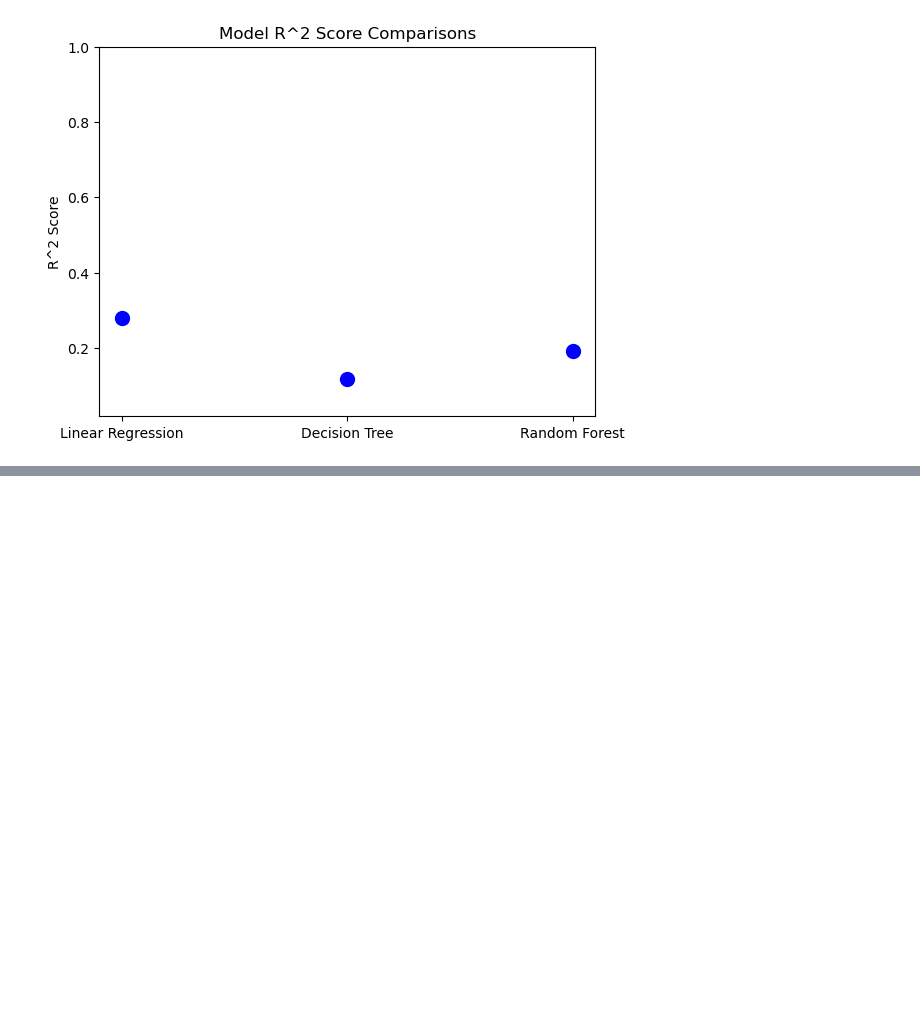
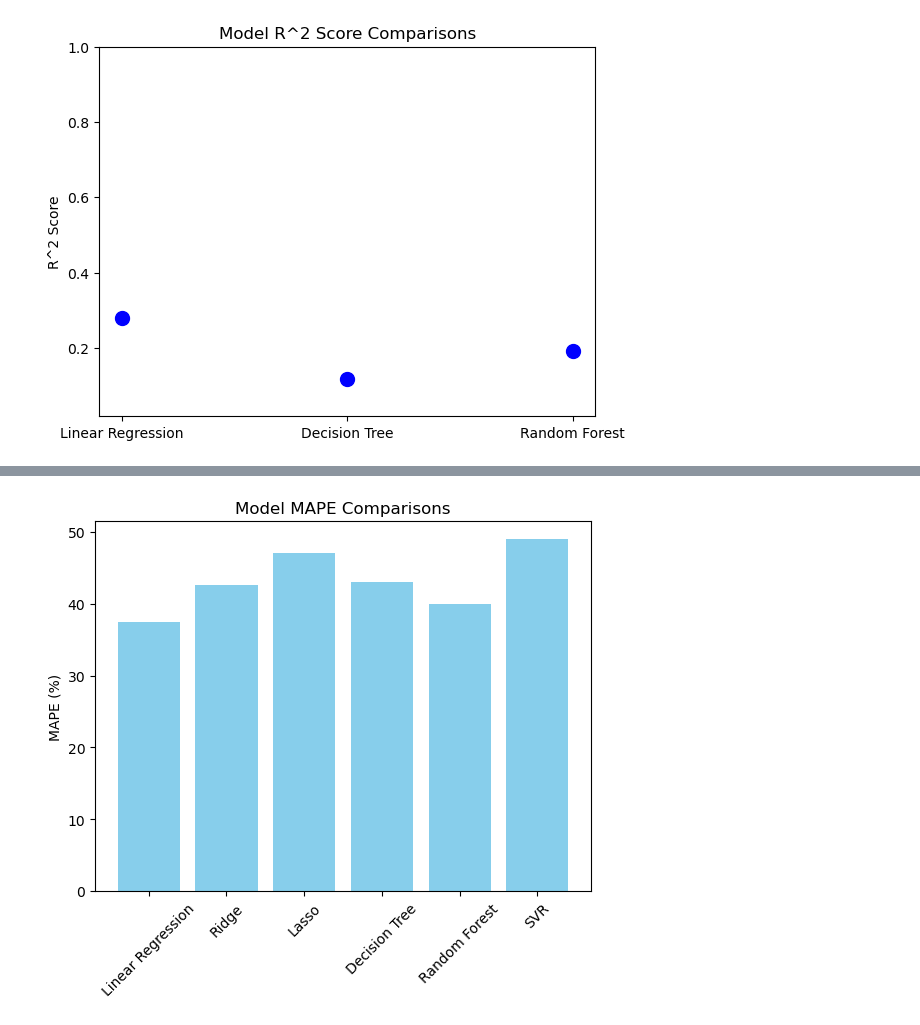
Before and after one commit to luis1112enrique/Machine-Learning-Repo, a Jupyter notebook: Clase 4 - Mean Squared error (MSE).ipynb, the cells around one changed output, grey strips where cells are left out. Cells and saved outputs as stored; diff of their text form; code cells hidden in the pictures; blank space fills up the shorter version.

```diff
--- a/Clase 4 - Mean Squared error (MSE).ipynb
+++ b/Clase 4 - Mean Squared error (MSE).ipynb
@@ -519,0 +664,21 @@ Random Forest R^2 Score: 0.19
+# %%
+# ============================================================
+# PLOTTING
+# ============================================================
+
+names, scores = zip(*mape_scores)
+
+plt.bar(
+    names,
+    scores,
+    color="skyblue"
+)
+
+plt.ylabel("MAPE (%)")
+plt.title("Model MAPE Comparisons")
+
+plt.xticks(rotation=45)
+
+plt.show()
+# %% [output]
+[figure, added]
```
Also changed, not shown: parts of 7 cells of this notebook, 1 other file.
